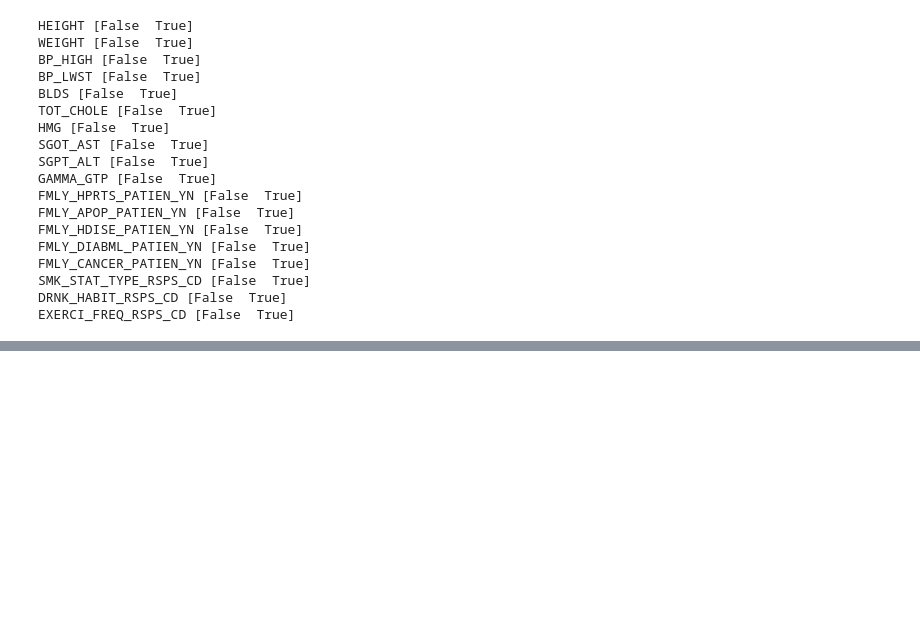
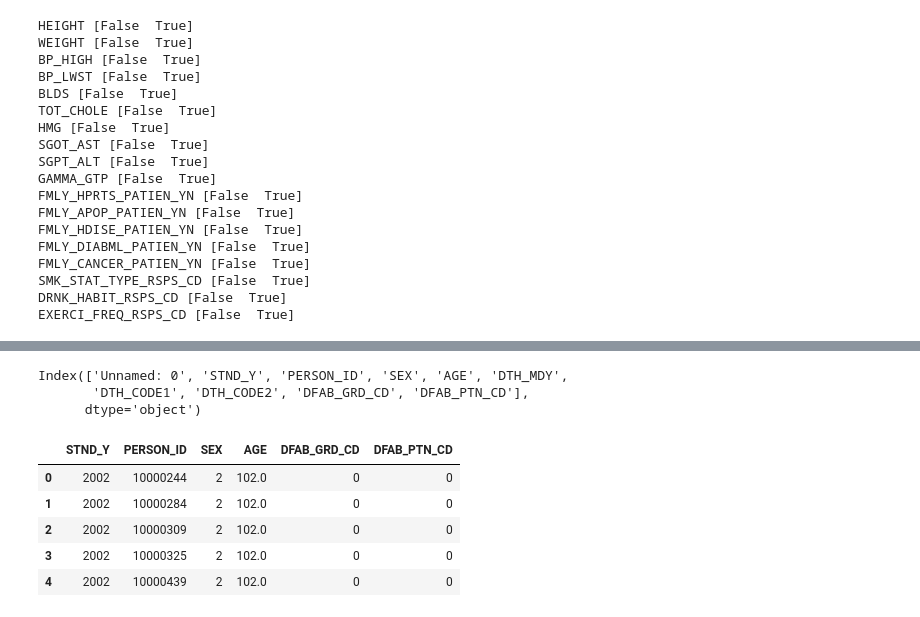
Before and after one commit to JoonYoung-Sohn/practice, a Jupyter notebook: Disease Prediction/201224_data_preprocessing.ipynb, the cells around one changed output, grey strips where cells are left out. Cells and saved outputs as stored; diff of their text form; code cells hidden in the pictures; blank space fills up the shorter version.

```diff
--- a/Disease Prediction/201224_data_preprocessing.ipynb
+++ b/Disease Prediction/201224_data_preprocessing.ipynb
@@ -406,0 +497,6 @@ EXERCI_FREQ_RSPS_CD [False  True]
+# %%
+jk.columns
+# %% [output]
+Index(['Unnamed: 0', 'STND_Y', 'PERSON_ID', 'SEX', 'AGE', 'DTH_MDY',
+       'DTH_CODE1', 'DTH_CODE2', 'DFAB_GRD_CD', 'DFAB_PTN_CD'],
+      dtype='object')
@@ -406,0 +505,9 @@ EXERCI_FREQ_RSPS_CD [False  True]
+# %%
+jk.head()
+# %% [output]
+|  | STND_Y | PERSON_ID | SEX | AGE | DFAB_GRD_CD | DFAB_PTN_CD |
+| 0 | 2002 | 10000244 | 2 | 102.0 | 0 | 0 |
+| 1 | 2002 | 10000284 | 2 | 102.0 | 0 | 0 |
+| 2 | 2002 | 10000309 | 2 | 102.0 | 0 | 0 |
+| 3 | 2002 | 10000325 | 2 | 102.0 | 0 | 0 |
+| 4 | 2002 | 10000439 | 2 | 102.0 | 0 | 0 |
```
Also changed, not shown: parts of 27 cells of this notebook.
